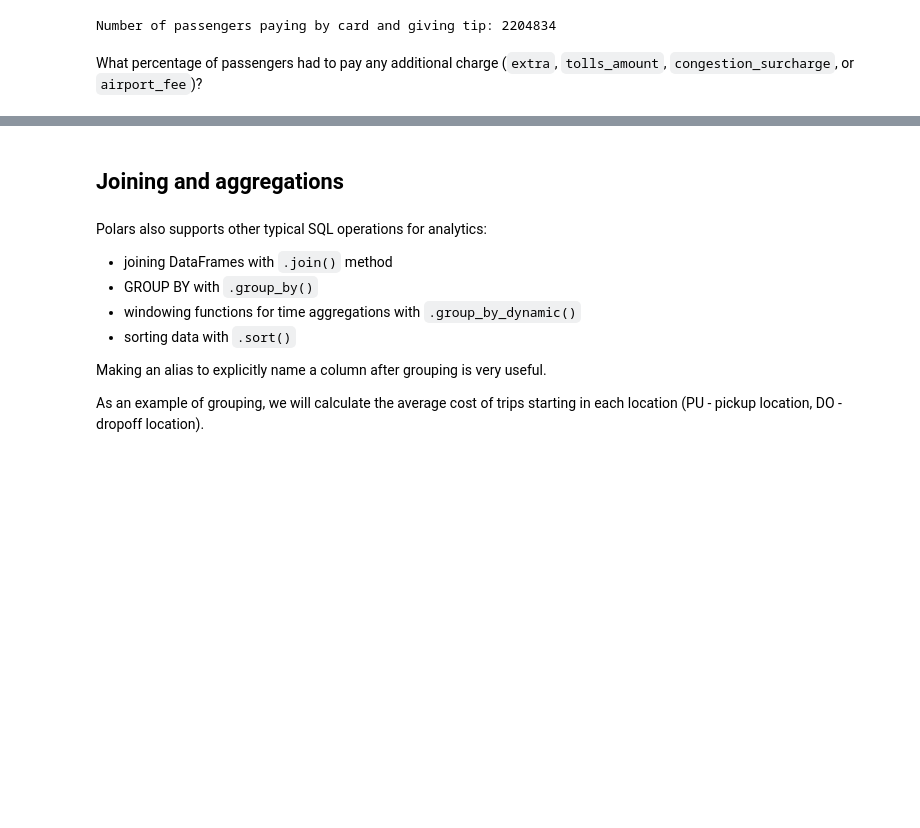
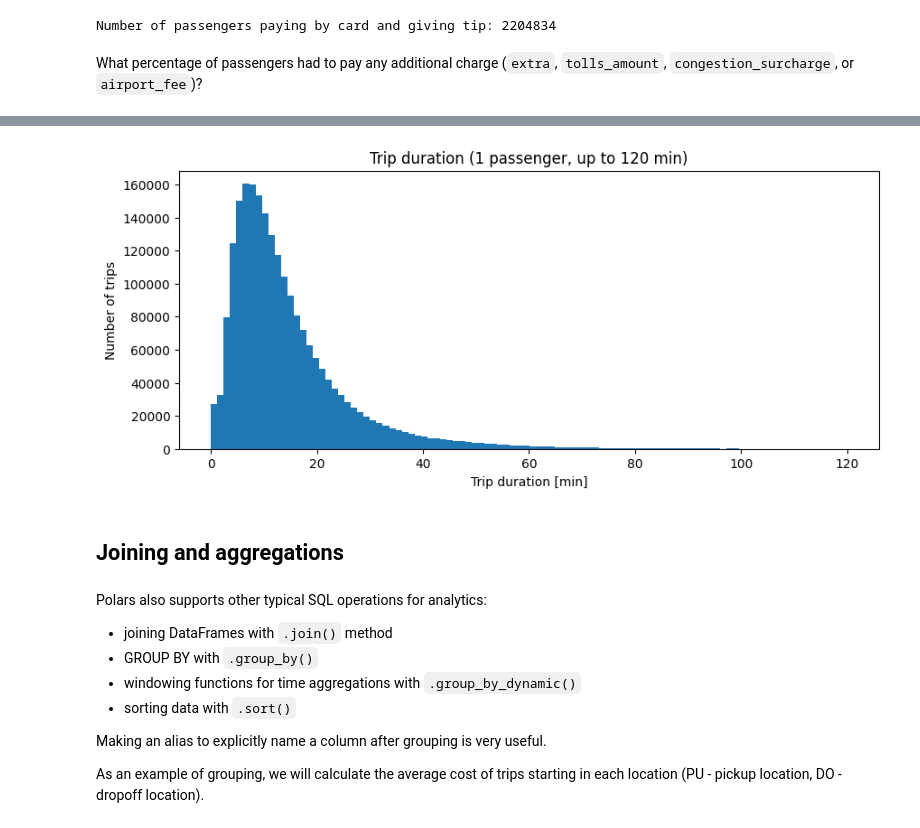
Before and after one commit to mlops-agh/lab03-polars, a Jupyter notebook: notebook_polars.ipynb, the cells around one changed output, grey strips where cells are left out. Drawn from its saved outputs; the diff is of its cells as text; code cells hidden in the pictures; blank space fills up the shorter version.

```diff
--- a/notebook_polars.ipynb
+++ b/notebook_polars.ipynb
@@ -483,0 +458,2 @@ What percentage of passengers had to pay any additional charge (`extra`, `tolls_
+# %%
+trip_duration = pl.col("tpep_dropoff_datetime") - pl.col("tpep_pickup_datetime")
@@ -483,0 +479,18 @@ What percentage of passengers had to pay any additional charge (`extra`, `tolls_
+# %%
+def has_passengers(count: int) -> pl.Expr:
+    return pl.col("passenger_count") == count
+
+
+def is_at_most(minutes: int) -> pl.Expr:
+    return trip_duration <= pl.duration(minutes=minutes)
+
+
+trip_minutes = (
+    df.filter(
+        has_passengers(1),
+        is_at_most(120),
+        trip_duration > pl.duration(seconds=0),
+    )
+    .select((trip_duration.dt.total_seconds() / 60).alias("trip_minutes"))
+    .get_column("trip_minutes")
+)
@@ -484,3 +514,13 @@ What percentage of passengers had to pay any additional charge (`extra`, `tolls_
+# %%
+fig, ax = plt.subplots(figsize=(10, 4))
+ax.hist(trip_minutes, bins=100)
+
+ax.set_title("Trip duration (1 passenger, up to 120 min)")
+ax.set_xlabel("Trip duration [min]")
+ax.set_ylabel("Number of trips")
+plt.show()
+# %% [output]
+[figure, added]
 # %% [markdown]
 ## Joining and aggregations
 # %% [markdown]
```
Also changed, not shown: parts of 10 cells of this notebook, 2 other files.
